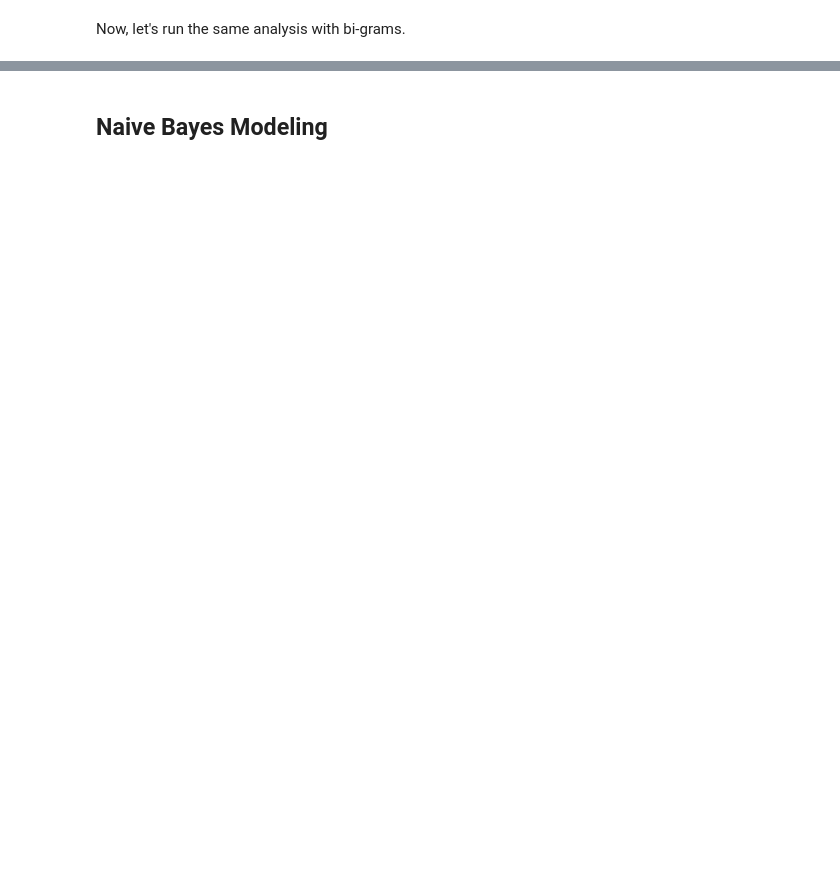
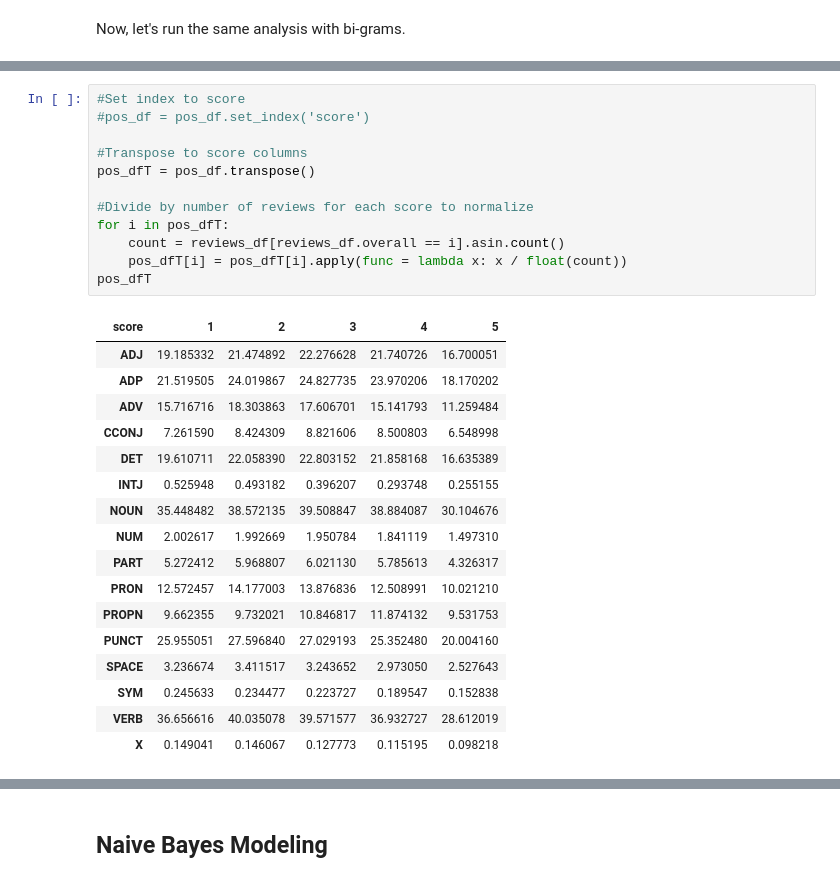
Before and after one commit to mdhanna/Amazon-Book-Reviews-NLP, a Jupyter notebook: Amazon Book Review NLP.ipynb, the cells around one changed output, grey strips where cells are left out. Cells and saved outputs as stored; diff of their text form; blank space fills up the shorter version.

```diff
--- a/Amazon Book Review NLP.ipynb
+++ b/Amazon Book Review NLP.ipynb
@@ -457,0 +528,30 @@ Feature is " wa veri " with frequency 20949
+# %%
+#Set index to score
+#pos_df = pos_df.set_index('score')
+
+#Transpose to score columns
+pos_dfT = pos_df.transpose()
+
+#Divide by number of reviews for each score to normalize
+for i in pos_dfT:
+    count = reviews_df[reviews_df.overall == i].asin.count()
+    pos_dfT[i] = pos_dfT[i].apply(func = lambda x: x / float(count))
+pos_dfT
+# %% [output]
+| score | 1 | 2 | 3 | 4 | 5 |
+| ADJ | 19.185332 | 21.474892 | 22.276628 | 21.740726 | 16.700051 |
+| ADP | 21.519505 | 24.019867 | 24.827735 | 23.970206 | 18.170202 |
+| ADV | 15.716716 | 18.303863 | 17.606701 | 15.141793 | 11.259484 |
+| CCONJ | 7.261590 | 8.424309 | 8.821606 | 8.500803 | 6.548998 |
+| DET | 19.610711 | 22.058390 | 22.803152 | 21.858168 | 16.635389 |
+| INTJ | 0.525948 | 0.493182 | 0.396207 | 0.293748 | 0.255155 |
+| NOUN | 35.448482 | 38.572135 | 39.508847 | 38.884087 | 30.104676 |
+| NUM | 2.002617 | 1.992669 | 1.950784 | 1.841119 | 1.497310 |
+| PART | 5.272412 | 5.968807 | 6.021130 | 5.785613 | 4.326317 |
+| PRON | 12.572457 | 14.177003 | 13.876836 | 12.508991 | 10.021210 |
+| PROPN | 9.662355 | 9.732021 | 10.846817 | 11.874132 | 9.531753 |
+| PUNCT | 25.955051 | 27.596840 | 27.029193 | 25.352480 | 20.004160 |
+| SPACE | 3.236674 | 3.411517 | 3.243652 | 2.973050 | 2.527643 |
+| SYM | 0.245633 | 0.234477 | 0.223727 | 0.189547 | 0.152838 |
+| VERB | 36.656616 | 40.035078 | 39.571577 | 36.932727 | 28.612019 |
+| X | 0.149041 | 0.146067 | 0.127773 | 0.115195 | 0.098218 |
```
Also changed, not shown: parts of 83 cells of this notebook, 1 other file.
